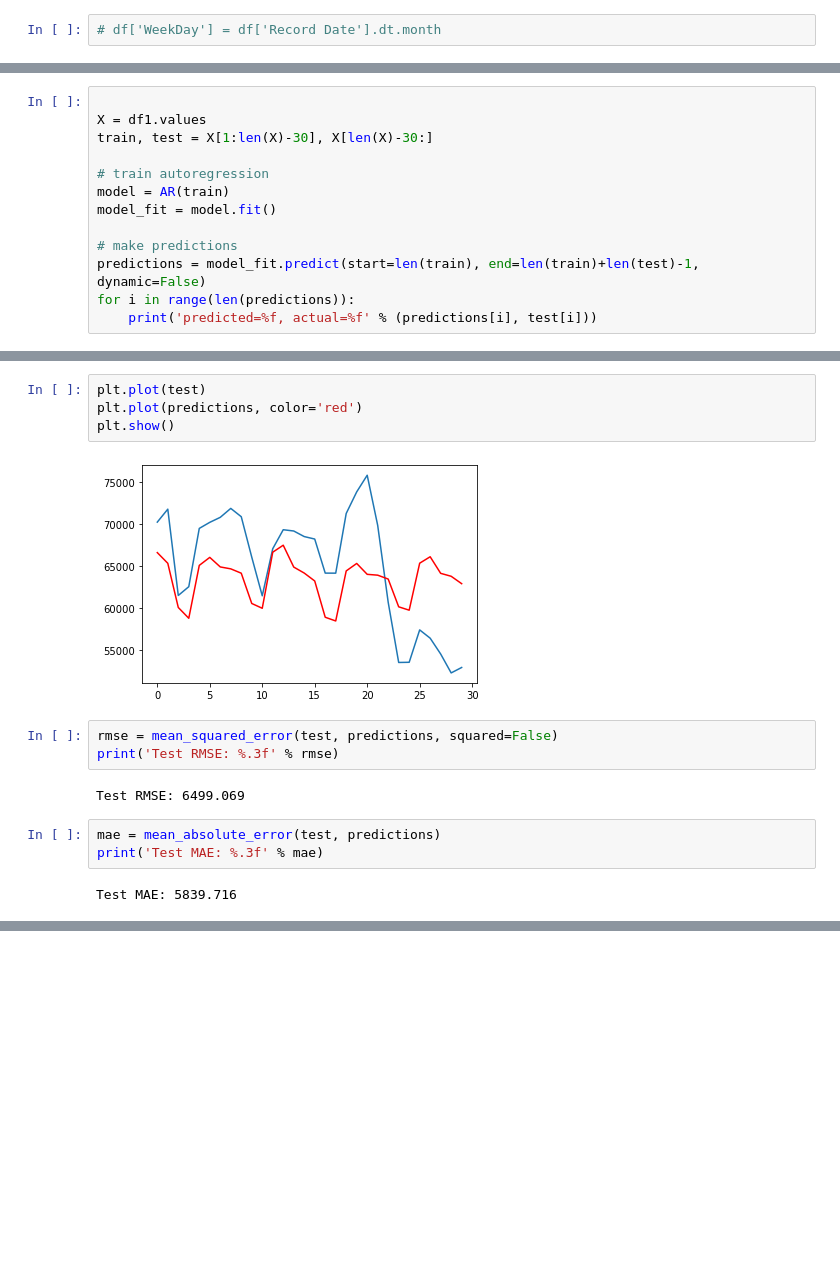
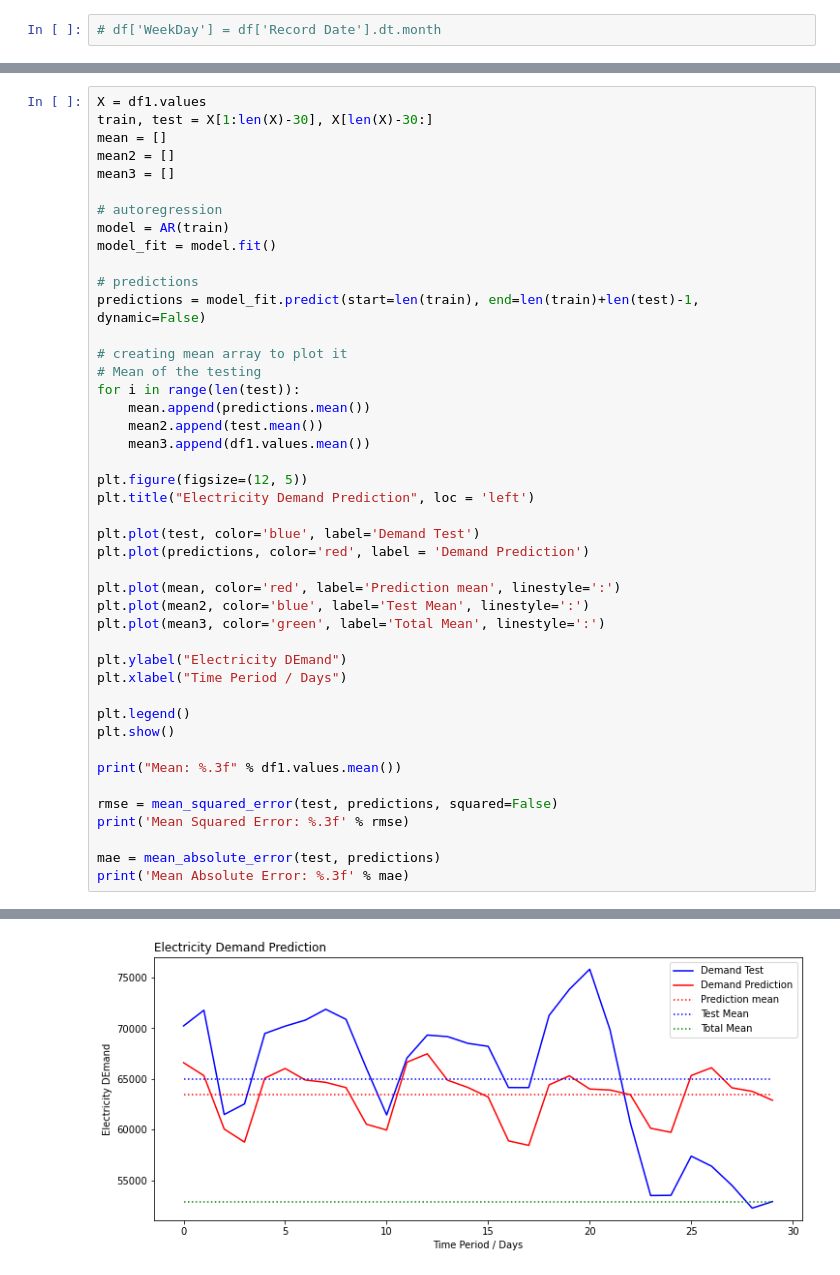
Before and after one commit to snowbalzz/Modeling, a Jupyter notebook: Modeling.ipynb, the cells around one changed output, grey strips where cells are left out. Drawn from its saved outputs; the diff is of its cells as text; blank space fills up the shorter version.

```diff
--- a/Modeling.ipynb
+++ b/Modeling.ipynb
@@ -40,13 +30,0 @@ from sklearn.metrics import mean_squared_error, mean_absolute_error
-# %%
-
-X = df1.values
-train, test = X[1:len(X)-30], X[len(X)-30:]
-
-# train autoregression
-model = AR(train)
-model_fit = model.fit()
-
-# make predictions
-predictions = model_fit.predict(start=len(train), end=len(train)+len(test)-1, dynamic=False)
-for i in range(len(predictions)):
-    print('predicted=%f, actual=%f' % (predictions[i], test[i]))
@@ -90,16 +31,45 @@ warnings.filterwarnings('ignore', 'statsmodels.tsa.ar_model.AR', FutureWarning)
-# %%
-plt.plot(test)
-plt.plot(predictions, color='red')
-plt.show()
-# %% [output]
-[figure, removed]
-# %%
-rmse = mean_squared_error(test, predictions, squared=False)
-print('Test RMSE: %.3f' % rmse)
-# %% [output]
-Test RMSE: 6499.069
-# %%
-mae = mean_absolute_error(test, predictions)
-print('Test MAE: %.3f' % mae)
-# %% [output]
-Test MAE: 5839.716
+# %%
+X = df1.values
+train, test = X[1:len(X)-30], X[len(X)-30:]
+mean = []
+mean2 = []
+mean3 = []
+
+# autoregression
+model = AR(train)
+model_fit = model.fit()
+
+# predictions
+predictions = model_fit.predict(start=len(train), end=len(train)+len(test)-1, dynamic=False)
+
+# creating mean array to plot it
+# Mean of the testing
+for i in range(len(test)):
+    mean.append(predictions.mean())
+    mean2.append(test.mean())
+    mean3.append(df1.values.mean())
+
+plt.figure(figsize=(12, 5))
+plt.title("Electricity Demand Prediction", loc = 'left')
+
+plt.plot(test, color='blue', label='Demand Test')
+plt.plot(predictions, color='red', label = 'Demand Prediction')
+
+plt.plot(mean, color='red', label='Prediction mean', linestyle=':')
+plt.plot(mean2, color='blue', label='Test Mean', linestyle=':')
+plt.plot(mean3, color='green', label='Total Mean', linestyle=':')
+
+plt.ylabel("Electricity DEmand")
+plt.xlabel("Time Period / Days")
+
+plt.legend()
+plt.show()
+
+print("Mean: %.3f" % df1.values.mean())
+
+rmse = mean_squared_error(test, predictions, squared=False)
+print('Mean Squared Error: %.3f' % rmse)
+
+mae = mean_absolute_error(test, predictions)
+print('Mean Absolute Error: %.3f' % mae)
+# %% [output]
@@ -105,0 +95 @@ Test MAE: 5839.716
+[figure, added]
```
Also changed, not shown: parts of 6 cells of this notebook.
